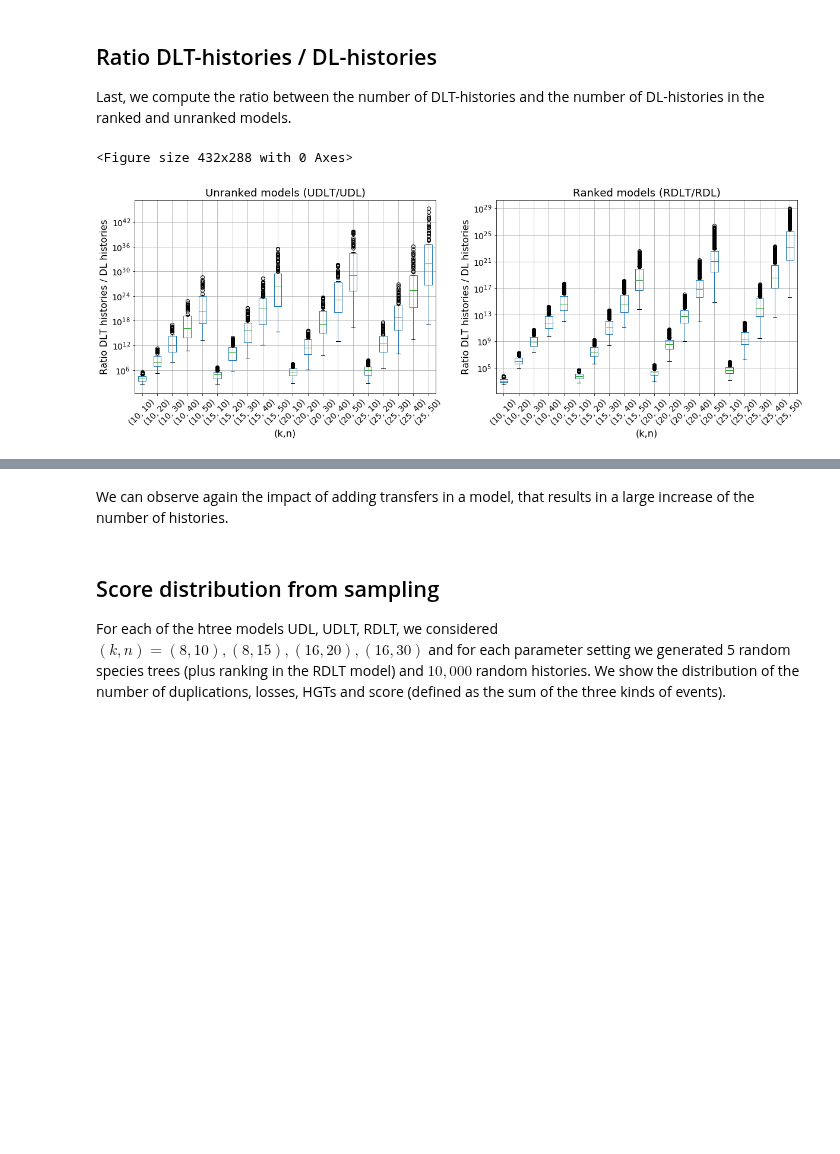
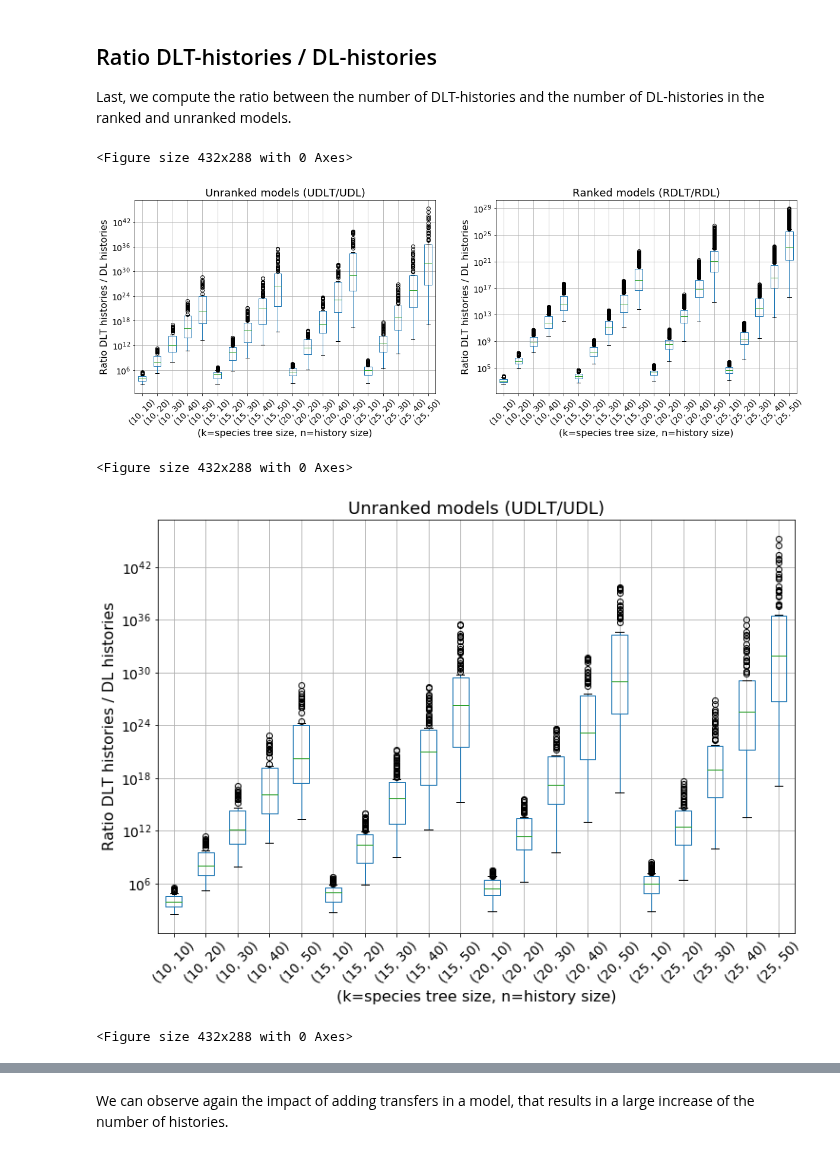
Before and after one commit to cchauve/DLT-Histories, a Jupyter notebook: doc/notebooks/Paper_figures.ipynb, the cells around one changed output, grey strips where cells are left out. Saved outputs shown, nothing was run; the diff lists cells and outputs as text; code cells hidden in the pictures; blank space fills up the shorter version.

```diff
--- a/doc/notebooks/Paper_figures.ipynb
+++ b/doc/notebooks/Paper_figures.ipynb
@@ -520,32 +351,55 @@ RATIOS_U_DLT_DL = pd.DataFrame.from_dict({(k,n): RESULTS_aux[k][n]
                                         orient='index')
 
 RESULTS_aux = {k:{n:{(t,r): 0 for r in R_LIST for t in S_TREES_INDEX} for n in N_LIST_REDUCED} for k in K_LIST_REDUCED}
 for k in K_LIST_REDUCED:
     for n in N_LIST_REDUCED:
         for t in S_TREES_INDEX:
             for r in R_LIST:
                 dlth = RESULTS_COUNTING.at[(('R','DLT'),k,n),t][r-1]
                 dlh  = RESULTS_COUNTING.at[(('R','DL'),k,n),t][r-1]
                 RESULTS_aux[k][n][(t,r)] = dlth/dlh
 RATIOS_R_DLT_DL = pd.DataFrame.from_dict({(k,n): RESULTS_aux[k][n]
                                         for k in RESULTS_aux.keys()
                                         for n in RESULTS_aux[k].keys()},
                                         orient='index')
 
 plt.figure()
 fig_ratio1, ax_ratio1 = plt.subplots(nrows=1, ncols=2, figsize=(20,6), sharex=True)
 #fig_ratio1.suptitle('Ratio number of DLT histories / number of DL histories per species tree')
 RATIOS_U_DLT_DL.transpose().plot(ax=ax_ratio1[0], kind='box', grid=True, return_type='axes', title='Unranked models (UDLT/UDL)', fontsize=14)
 RATIOS_R_DLT_DL.transpose().plot(ax=ax_ratio1[1], kind='box', grid=True, return_type='axes', title='Ranked models (RDLT/RDL)', fontsize=14)
 for ax in ax_ratio1:
     ax.set_yscale('log')
     ax.title.set_size(18)
     for label in ax.get_xticklabels():
         label.set_rotation(45)
-        ax.set_xlabel('(k,n)', fontsize=16)
+        ax.set_xlabel('(k=species tree size, n=history size)', fontsize=16)
         ax.set_ylabel('Ratio DLT histories / DL histories', fontsize=16)
 plt.savefig('ratio_DLT_DL_per_tree.png')
 plt.show()
+
+plt.figure()
+ax_ratio1a = RATIOS_U_DLT_DL.transpose().plot(kind='box', grid=True, figsize=(12,8), return_type='axes', title='Unranked models (UDLT/UDL)', fontsize=14)
+ax_ratio1a.title.set_size(18)
+ax_ratio1a.set_yscale('log')
+ax_ratio1a.set_ylabel('Ratio DLT histories / DL histories', fontsize=16)
+plt.xticks(rotation=45)
+ax_ratio1a.set_xlabel('(k=species tree size, n=history size)', fontsize=16)
+plt.savefig('ratio_UDLT_UDL_per_tree.png')
+plt.show()
+
+plt.figure()
+ax_ratio1b = RATIOS_R_DLT_DL.transpose().plot(kind='box', grid=True, figsize=(12,8), return_type='axes', title='Unranked models (RDLT/RDL)', fontsize=14)
+ax_ratio1b.title.set_size(18)
+ax_ratio1b.set_yscale('log')
+ax_ratio1b.set_ylabel('Ratio DLT histories / DL histories', fontsize=16)
+plt.xticks(rotation=45)
+ax_ratio1b.set_xlabel('(k=species tree size, n=history size)', fontsize=16)
+plt.savefig('ratio_RDLT_RDL_per_tree.png')
+plt.show()
 # %% [output]
 <Figure size 432x288 with 0 Axes>
-[figure, old version]
+[figure, new version]
+<Figure size 432x288 with 0 Axes>
+[figure, added]
+<Figure size 432x288 with 0 Axes>
@@ -552,6 +407,2 @@ plt.show()
 # %% [markdown]
 We can observe again the impact of adding transfers in a model, that results in a large increase of the number of histories.
-# %% [markdown]
-## Score distribution from sampling
-
-For each of the htree models UDL, UDLT, RDLT, we considered $(k,n)=(8,10),(8,15),(16,20),(16,30)$ and for each parameter setting we generated 5 random species trees (plus ranking in the RDLT model) and $10,000$ random histories. We show the distribution of the number of duplications, losses, HGTs and score (defined as the sum of the three kinds of events).
```
Also changed, not shown: parts of 33 cells of this notebook.
